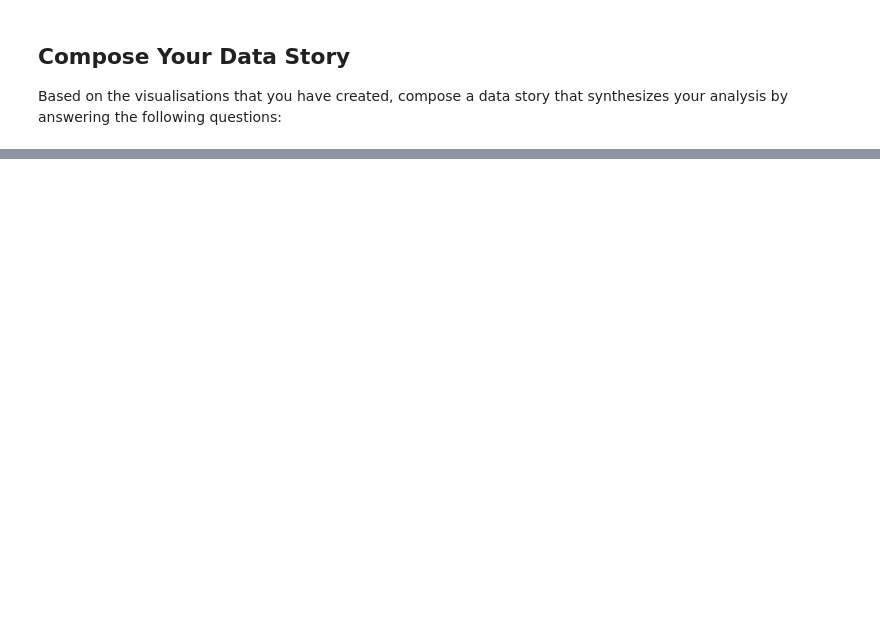
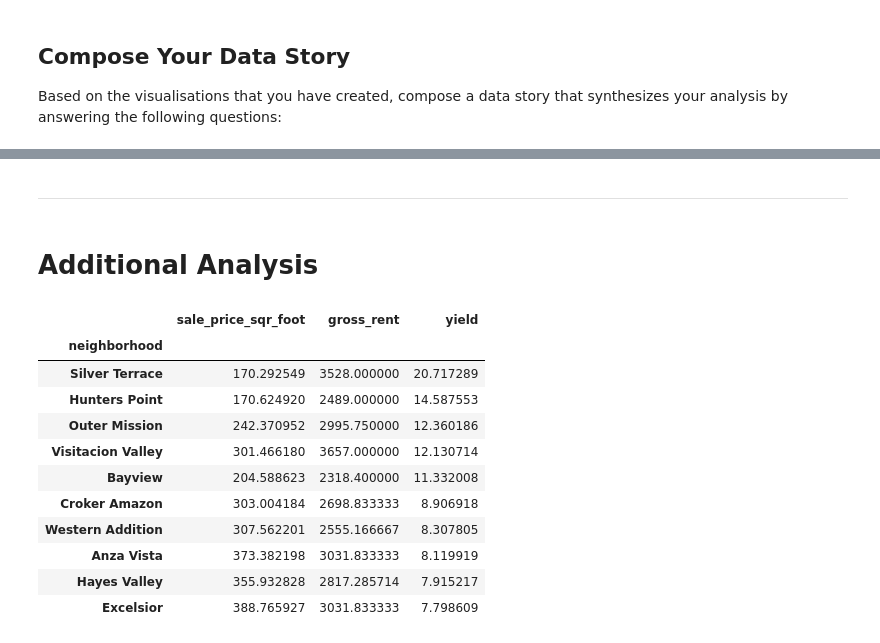
Before and after one commit to Bru-sic/module_06_homework, a Jupyter notebook: Code/san_francisco_housing.ipynb, the cells around one changed output, grey strips where cells are left out. Drawn from its saved outputs; the diff is of its cells as text; code cells hidden in the pictures; blank space fills up the shorter version.

```diff
--- a/Code/san_francisco_housing.ipynb
+++ b/Code/san_francisco_housing.ipynb
@@ -485,7 +428,8 @@ neighborhood_locations_df = # YOUR CODE HERE
 ### Step 2: Using the original `sfo_data_df` Dataframe, create a DataFrame named `all_neighborhood_info_df` that groups the data by neighborhood. Aggregate the results by the `mean` of the group.
 # %%
 # Calculate the mean values for each neighborhood
-all_neighborhood_info_df = # YOUR CODE HERE
+all_neighborhood_info_df = sfo_data_df[["neighborhood", "sale_price_sqr_foot", "gross_rent"]].groupby("neighborhood").mean()
+
 
 # Review the resulting DataFrame
-# YOUR CODE HERE
+display( all_neighborhood_info_df )
@@ -554,0 +571,24 @@ Based on the visualisations that you have created, compose a data story that syn
+# %% [markdown]
+---
+# %% [markdown]
+# Additional Analysis
+# %%
+# Create a data frame with an added column containing the rental yield (ie rental return percentage of the purchase price)
+all_neighborhood_info_df_with_yield = all_neighborhood_info_df
+
+all_neighborhood_info_df_with_yield["yield"] = all_neighborhood_info_df_with_yield["gross_rent"] /  all_neighborhood_info_df_with_yield["sale_price_sqr_foot"]
+# %%
+all_neighborhood_info_df_with_yield.nlargest(10, "yield")
+# %% [output]
+|  | sale_price_sqr_foot | gross_rent | yield |
+| neighborhood |  |  |  |
+| Silver Terrace | 170.292549 | 3528.000000 | 20.717289 |
+| Hunters Point | 170.624920 | 2489.000000 | 14.587553 |
+| Outer Mission | 242.370952 | 2995.750000 | 12.360186 |
+| Visitacion Valley | 301.466180 | 3657.000000 | 12.130714 |
+| Bayview | 204.588623 | 2318.400000 | 11.332008 |
+| Croker Amazon | 303.004184 | 2698.833333 | 8.906918 |
+| Western Addition | 307.562201 | 2555.166667 | 8.307805 |
+| Anza Vista | 373.382198 | 3031.833333 | 8.119919 |
+| Hayes Valley | 355.932828 | 2817.285714 | 7.915217 |
+| Excelsior | 388.765927 | 3031.833333 | 7.798609 |
```
Also changed, not shown: parts of 50 cells of this notebook.
